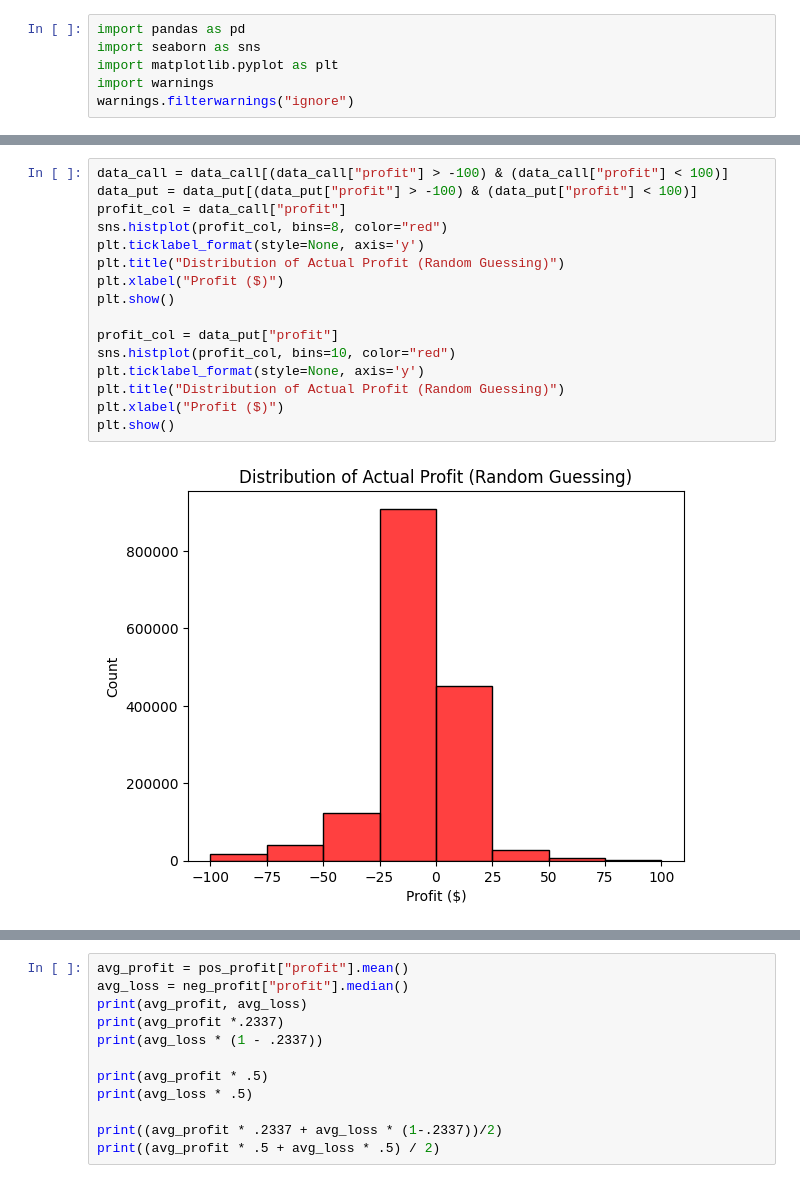
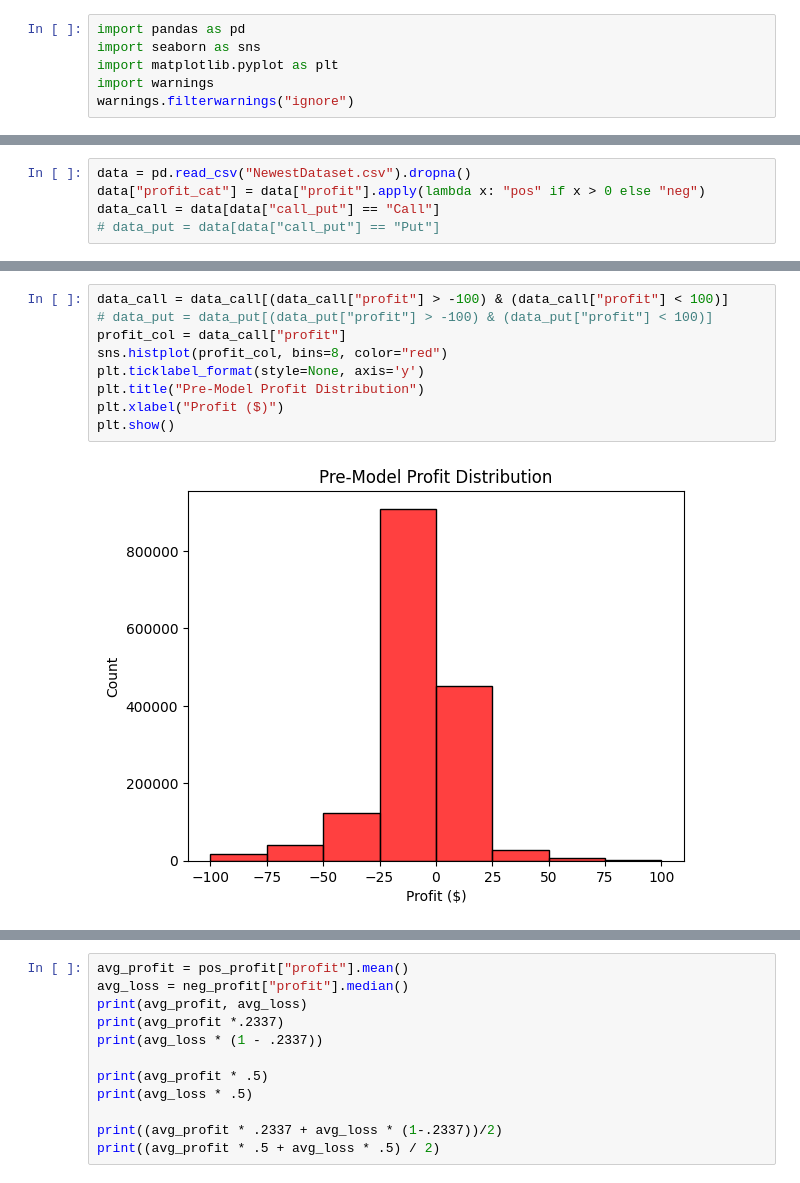
Before and after one commit to ImAHappyDuck/capstone, a Jupyter notebook: Avisual.ipynb, the cells around one changed output, grey strips where cells are left out. Drawn from its saved outputs; the diff is of its cells as text.

```diff
--- a/Avisual.ipynb
+++ b/Avisual.ipynb
@@ -86,2 +7,7 @@ print(data_put.shape)
+# %%
+data = pd.read_csv("NewestDataset.csv").dropna()
+data["profit_cat"] = data["profit"].apply(lambda x: "pos" if x > 0 else "neg")
+data_call = data[data["call_put"] == "Call"]
+# data_put = data[data["call_put"] == "Put"]
 # %%
 sns.countplot(x="profit_cat", data=data_call, palette="Set2")
@@ -141,18 +56,11 @@ df_
 # %%
 data_call = data_call[(data_call["profit"] > -100) & (data_call["profit"] < 100)]
-data_put = data_put[(data_put["profit"] > -100) & (data_put["profit"] < 100)]
+# data_put = data_put[(data_put["profit"] > -100) & (data_put["profit"] < 100)]
 profit_col = data_call["profit"]
 sns.histplot(profit_col, bins=8, color="red")
 plt.ticklabel_format(style=None, axis='y')
-plt.title("Distribution of Actual Profit (Random Guessing)")
+plt.title("Pre-Model Profit Distribution")
 plt.xlabel("Profit ($)")
 plt.show()
-
-profit_col = data_put["profit"]
-sns.histplot(profit_col, bins=10, color="red")
-plt.ticklabel_format(style=None, axis='y')
-plt.title("Distribution of Actual Profit (Random Guessing)")
-plt.xlabel("Profit ($)")
-plt.show()
 # %% [output]
-[figure, old version]
+[figure, new version]
```
Also changed, not shown: parts of 19 cells of this notebook, 1 other file.
